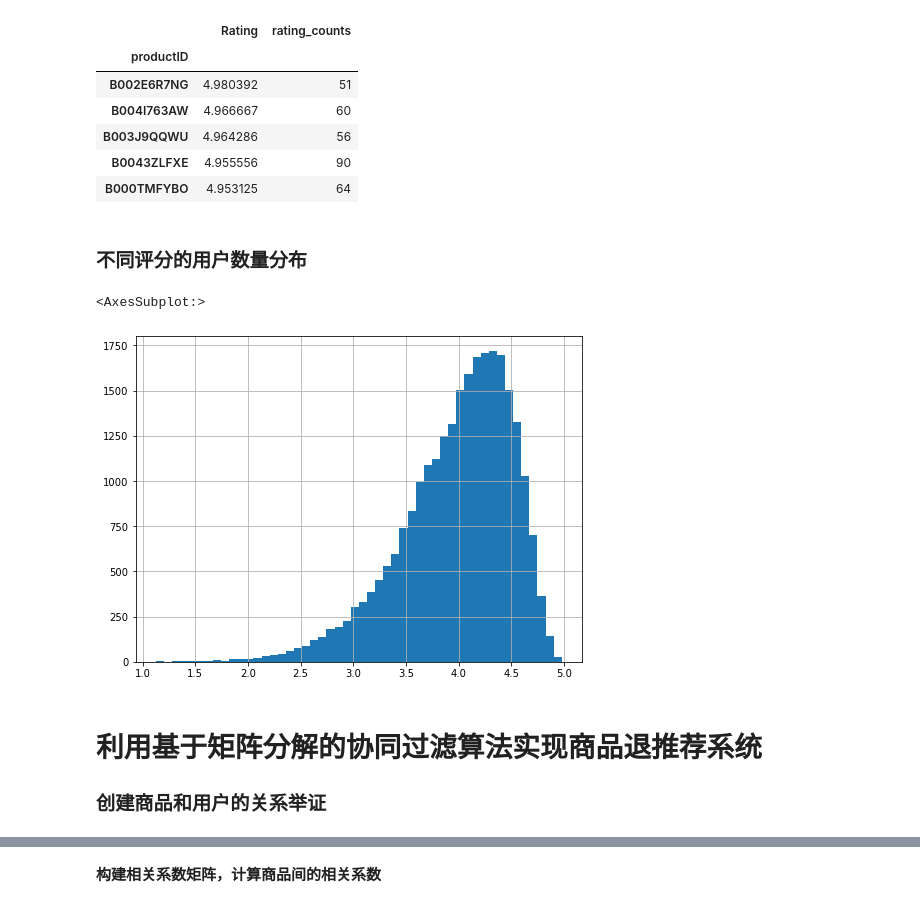
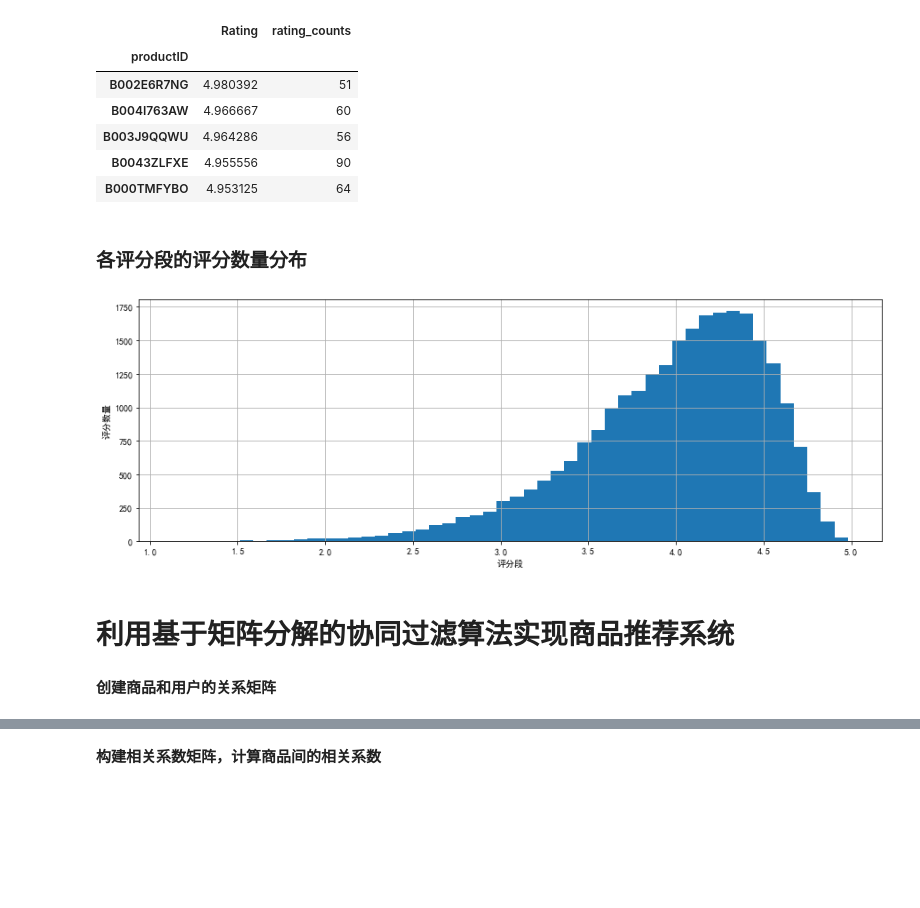
Before and after one commit to ahwhy2001/OWN---Product_Recommendation_System, a Jupyter notebook: 商品推荐系统.ipynb, the cells around one changed output, grey strips where cells are left out. Drawn from its saved outputs; the diff is of its cells as text; code cells hidden in the pictures; blank space fills up the shorter version.

```diff
--- a/商品推荐系统.ipynb
+++ b/商品推荐系统.ipynb
@@ -178,0 +178,9 @@ Name: Rating, dtype: int64
+# %%
+plt.rcParams['font.sans-serif'] = ['SimHei'] # 步骤一（替换sans-serif字体）
+
+plt.figure(figsize=(12,6))
+pd.DataFrame(product_rate_nums)['Rating'].hist(bins=100)
+
+plt.xlabel('评分数量')
+plt.ylabel('商品数量')
+plt.show()
@@ -190,14 +200,17 @@ ratings_mean_count.head()
 | B0043ZLFXE | 4.955556 | 90 |
 | B000TMFYBO | 4.953125 | 64 |
 # %% [markdown]
-### 不同评分的用户数量分布
+### 各评分段的评分数量分布
 # %%
-plt.figure(figsize=(8,6))
+plt.figure(figsize=(15,5))
 ratings_mean_count['Rating'].hist(bins=50)
+
+plt.xlabel('评分段')
+plt.ylabel('评分数量')
+plt.show()
 # %% [output]
-<AxesSubplot:>
-[figure, old version]
+[figure, new version]
 # %% [markdown]
-# 利用基于矩阵分解的协同过滤算法实现商品退推荐系统
-### 创建商品和用户的关系举证
+# 利用基于矩阵分解的协同过滤算法实现商品推荐系统
+#### 创建商品和用户的关系矩阵
 # %%
```
Also changed, not shown: parts of 34 cells of this notebook.
